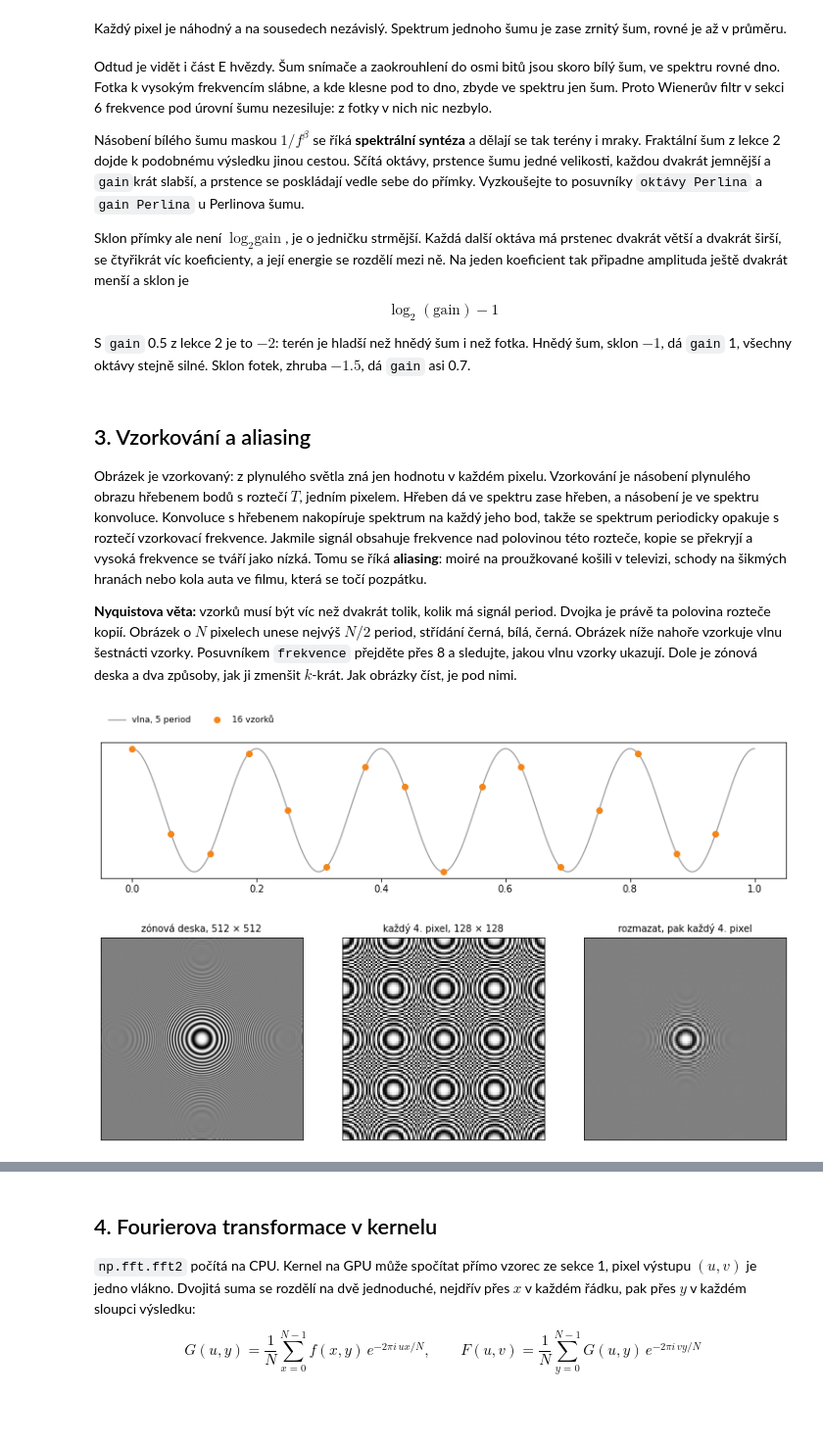
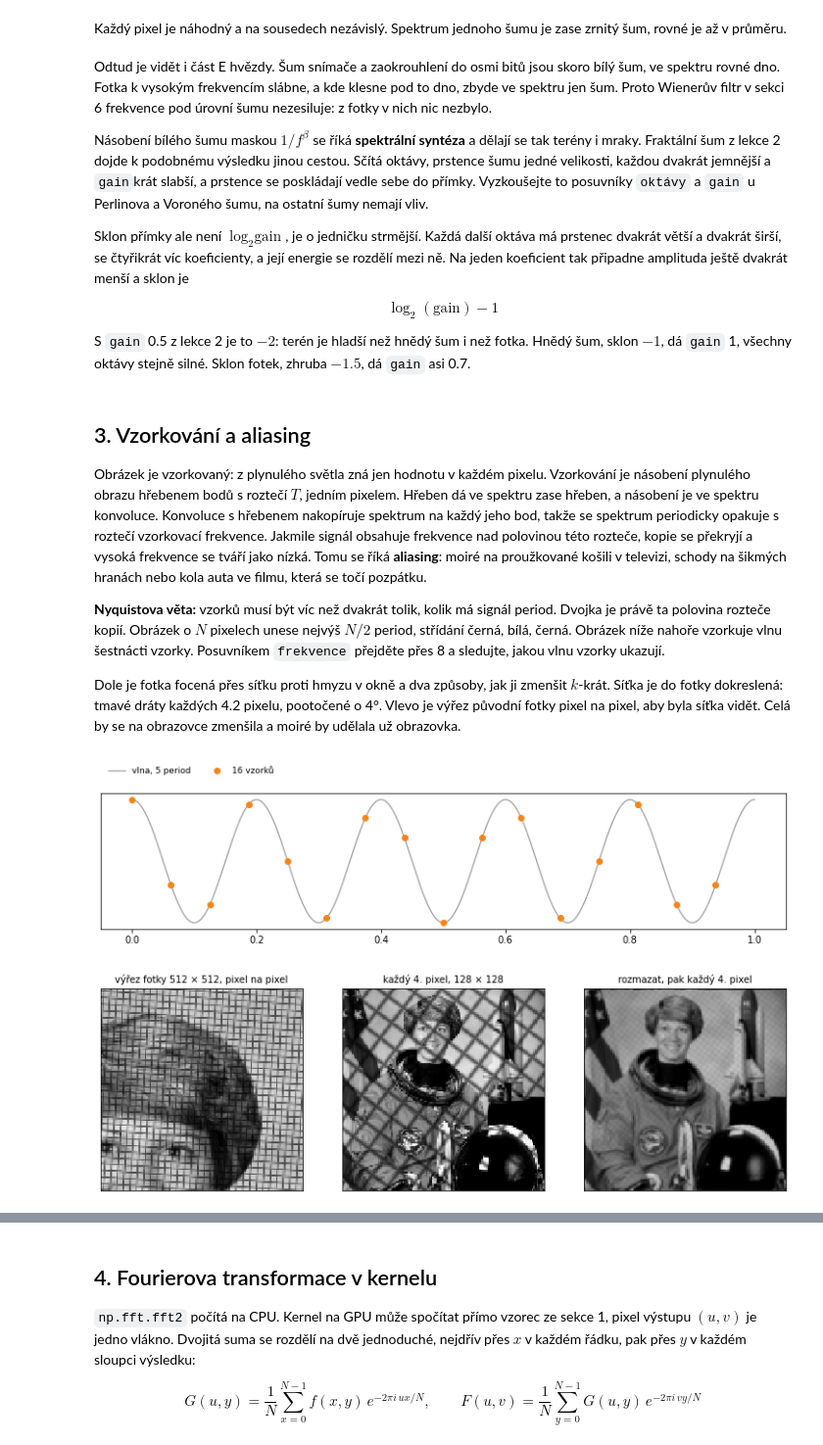
Before and after one commit to MatejZeman02/2D-effects-course, a Jupyter notebook: lesson_04_frequency_domain.ipynb, the cells around one changed output, grey strips where cells are left out. Shown at 98% size. Drawn from its saved outputs; the diff is of its cells as text; code cells hidden in the pictures; blank space fills up the shorter version.

```diff
--- a/lesson_04_frequency_domain.ipynb
+++ b/lesson_04_frequency_domain.ipynb
@@ -992,7 +995,7 @@ Každý pixel je náhodný a na sousedech nezávislý. Spektrum jednoho šumu je
 # %% [markdown]
 Odtud je vidět i část E hvězdy. Šum snímače a zaokrouhlení do osmi bitů jsou skoro bílý šum, ve spektru rovné dno. Fotka k vysokým frekvencím slábne, a kde klesne pod to dno, zbyde ve spektru jen šum. Proto Wienerův filtr v sekci 6 frekvence pod úrovní šumu nezesiluje: z fotky v nich nic nezbylo.
 
-Násobení bílého šumu maskou $1 / f^\beta$ se říká **spektrální syntéza** a dělají se tak terény i mraky. Fraktální šum z lekce 2 dojde k podobnému výsledku jinou cestou. Sčítá oktávy, prstence šumu jedné velikosti, každou dvakrát jemnější a `gain`krát slabší, a prstence se poskládají vedle sebe do přímky. Vyzkoušejte to posuvníky `oktávy Perlina` a `gain Perlina` u Perlinova šumu.
+Násobení bílého šumu maskou $1 / f^\beta$ se říká **spektrální syntéza** a dělají se tak terény i mraky. Fraktální šum z lekce 2 dojde k podobnému výsledku jinou cestou. Sčítá oktávy, prstence šumu jedné velikosti, každou dvakrát jemnější a `gain`krát slabší, a prstence se poskládají vedle sebe do přímky. Vyzkoušejte to posuvníky `oktávy` a `gain` u Perlinova a Voroného šumu, na ostatní šumy nemají vliv.
 
 Sklon přímky ale není $\log_2 \text{gain}$, je o jedničku strmější. Každá další oktáva má prstenec dvakrát větší a dvakrát širší, se čtyřikrát víc koeficienty, a její energie se rozdělí mezi ně. Na jeden koeficient tak připadne amplituda ještě dvakrát menší a sklon je
 
@@ -1004,43 +1007,63 @@ S `gain` 0.5 z lekce 2 je to $-2$: terén je hladší než hnědý šum i než f
 
 Obrázek je vzorkovaný: z plynulého světla zná jen hodnotu v každém pixelu. Vzorkování je násobení plynulého obrazu hřebenem bodů s roztečí $T$, jedním pixelem. Hřeben dá ve spektru zase hřeben, a násobení je ve spektru konvoluce. Konvoluce s hřebenem nakopíruje spektrum na každý jeho bod, takže se spektrum periodicky opakuje s roztečí vzorkovací frekvence. Jakmile signál obsahuje frekvence nad polovinou této rozteče, kopie se překryjí a vysoká frekvence se tváří jako nízká. Tomu se říká **aliasing**: moiré na proužkované košili v televizi, schody na šikmých hranách nebo kola auta ve filmu, která se točí pozpátku.
 
-**Nyquistova věta:** vzorků musí být víc než dvakrát tolik, kolik má signál period. Dvojka je právě ta polovina rozteče kopií. Obrázek o $N$ pixelech unese nejvýš $N / 2$ period, střídání černá, bílá, černá. Obrázek níže nahoře vzorkuje vlnu šestnácti vzorky. Posuvníkem `frekvence` přejděte přes 8 a sledujte, jakou vlnu vzorky ukazují. Dole je zónová deska a dva způsoby, jak ji zmenšit $k$-krát. Jak obrázky číst, je pod nimi.
+**Nyquistova věta:** vzorků musí být víc než dvakrát tolik, kolik má signál period. Dvojka je právě ta polovina rozteče kopií. Obrázek o $N$ pixelech unese nejvýš $N / 2$ period, střídání černá, bílá, černá. Obrázek níže nahoře vzorkuje vlnu šestnácti vzorky. Posuvníkem `frekvence` přejděte přes 8 a sledujte, jakou vlnu vzorky ukazují.
+
+Dole je fotka focená přes síťku proti hmyzu v okně a dva způsoby, jak ji zmenšit $k$-krát. Síťka je do fotky dokreslená: tmavé dráty každých 4.2 pixelu, pootočené o 4°. Vlevo je výřez původní fotky pixel na pixel, aby byla síťka vidět. Celá by se na obrazovce zmenšila a moiré by udělala už obrazovka.
 # %%
 # Interactive picture: sampling and aliasing.
 def zone_plate(n=512):
     y, x = np.indices((n, n)) - n // 2
     return 0.5 + 0.5 * np.cos(np.pi * (x ** 2 + y ** 2) / n)     # frequency grows with the distance
 
 
-def sampling(frequency, factor):
+def screened_photo(n=512, pitch=4.2, angle=4):
+    """The photo taken through an insect screen: dark wires every pitch pixels, turned by angle degrees."""
+    y, x = np.indices((n, n)) + 0.5
+    a = np.radians(angle)
+    u = (x * np.cos(a) + y * np.sin(a)) / pitch
+    v = (-x * np.sin(a) + y * np.cos(a)) / pitch
+    wires = np.maximum(np.cos(np.pi * u) ** 16, np.cos(np.pi * v) ** 16)
+    return grey_of("imgs/4/astronaut.png", n) * (1 - 0.6 * wires)
+
+
+SAMPLED = {"fotka za síťkou": screened_photo(), "zónová deska": zone_plate()}
+
+
+def sampling(picture, frequency, factor):
     fig = Figure(figsize=(13, 7.6))
     grid = fig.add_gridspec(2, 3, height_ratios=[1, 1.5], hspace=0.35)
     ax = fig.add_subplot(grid[0, :])
     t = np.linspace(0, 1, 2000)
     samples = np.arange(16) / 16
     alias = abs(frequency - 16 * round(frequency / 16))
     ax.plot(t, np.cos(2 * np.pi * frequency * t), color="#9a9a9a", lw=1.2, label=f"vlna, {frequency} period")
     ax.plot(samples, np.cos(2 * np.pi * frequency * samples), "o", color="#F58518", label="16 vzorků")
     if alias != frequency:
         ax.plot(t, np.cos(2 * np.pi * alias * t), "--", color="#4C78A8", label=f"vzorky vypadají jako {alias} period")
     ax.legend(loc="lower left", bbox_to_anchor=(0, 1.08), ncol=3, fontsize=9, frameon=False)
     ax.set_yticks([])
 
-    f = zone_plate()
+    f = SAMPLED[picture]
     n = len(f)
     fy, fx = np.fft.fftfreq(n)[:, None], np.fft.fftfreq(n)[None, :]
     sigma = factor / 2                                   # cuts what the smaller picture cannot hold
     soft = np.fft.ifft2(np.fft.fft2(f) * np.exp(-2 * np.pi ** 2 * sigma ** 2 * (fx ** 2 + fy ** 2))).real
     side = n // factor
-    panel(fig.add_subplot(grid[1, 0]), f, "zónová deska, 512 × 512", vmin=0, vmax=1)
+    if picture == "zónová deska":
+        panel(fig.add_subplot(grid[1, 0]), f, "zónová deska, 512 × 512", vmin=0, vmax=1)
+    else:
+        panel(fig.add_subplot(grid[1, 0]), f[:128, 200:328], "výřez fotky 512 × 512, pixel na pixel",
+              vmin=0, vmax=1, interpolation="nearest")
     panel(fig.add_subplot(grid[1, 1]), f[::factor, ::factor], f"každý {factor}. pixel, {side} × {side}",
           vmin=0, vmax=1, interpolation="nearest")
     panel(fig.add_subplot(grid[1, 2]), soft[::factor, ::factor], f"rozmazat, pak každý {factor}. pixel",
           vmin=0, vmax=1, interpolation="nearest")
     return fig
 
 
-explore(sampling, frequency=("frekvence", (5, 1, 20)), factor=("zmenšení", [4, 2, 8]))
+explore(sampling, picture=("obrázek", list(SAMPLED)), frequency=("frekvence", (5, 1, 20)),
+        factor=("zmenšení", [4, 2, 8]))
 # %% [output]
-[figure, old version]
+[figure, new version]
 # %% [markdown]
```
Also changed, not shown: parts of 11 cells of this notebook, 1 other file.
